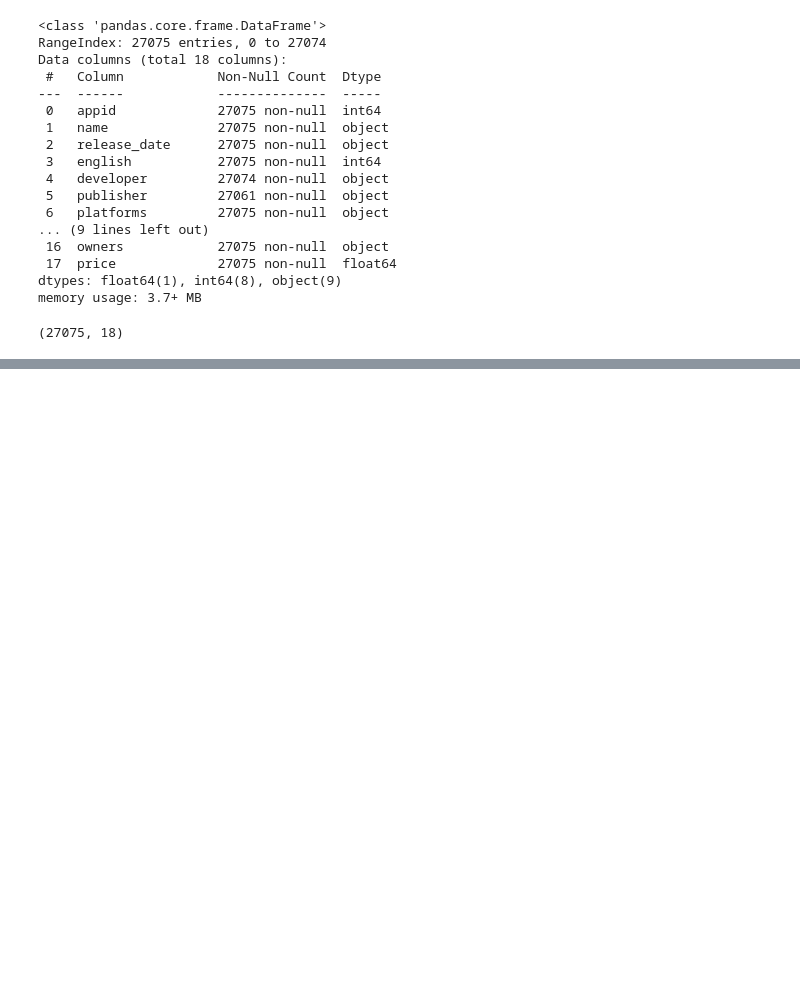
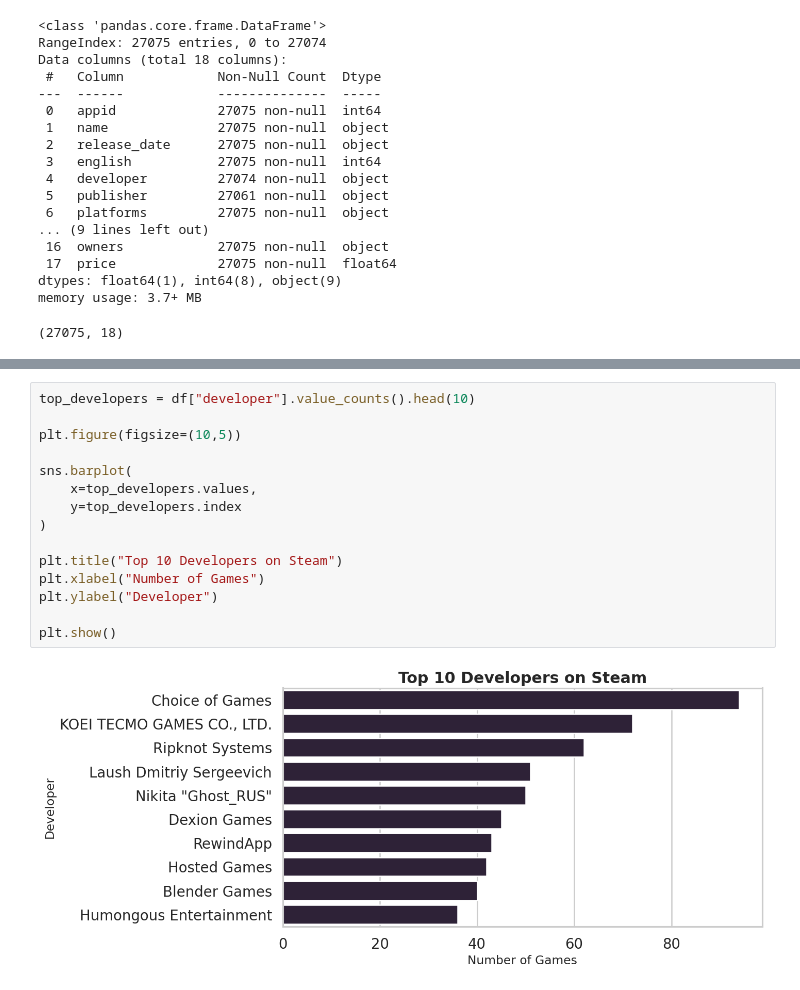
Before and after one commit to philippwaleria1-blip/steam-ml-project, a Jupyter notebook: ml_steam.ipynb, the cells around one changed output, grey strips where cells are left out. Cells and saved outputs as stored; diff of their text form; blank space fills up the shorter version.

```diff
--- a/ml_steam.ipynb
+++ b/ml_steam.ipynb
@@ -72,0 +130,17 @@ memory usage: 3.7+ MB
+# %%
+top_developers = df["developer"].value_counts().head(10)
+
+plt.figure(figsize=(10,5))
+
+sns.barplot(
+    x=top_developers.values,
+    y=top_developers.index
+)
+
+plt.title("Top 10 Developers on Steam")
+plt.xlabel("Number of Games")
+plt.ylabel("Developer")
+
+plt.show()
+# %% [output]
+[figure, added]
```
Also changed, not shown: parts of 31 cells of this notebook.
